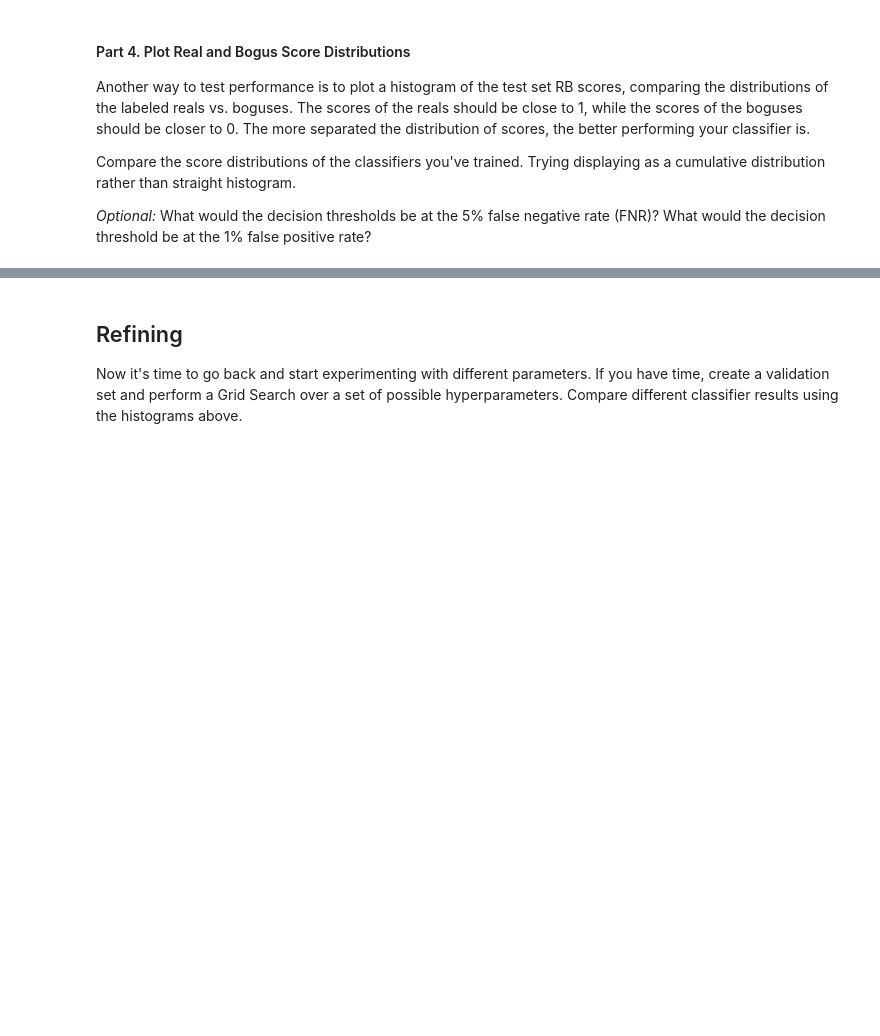
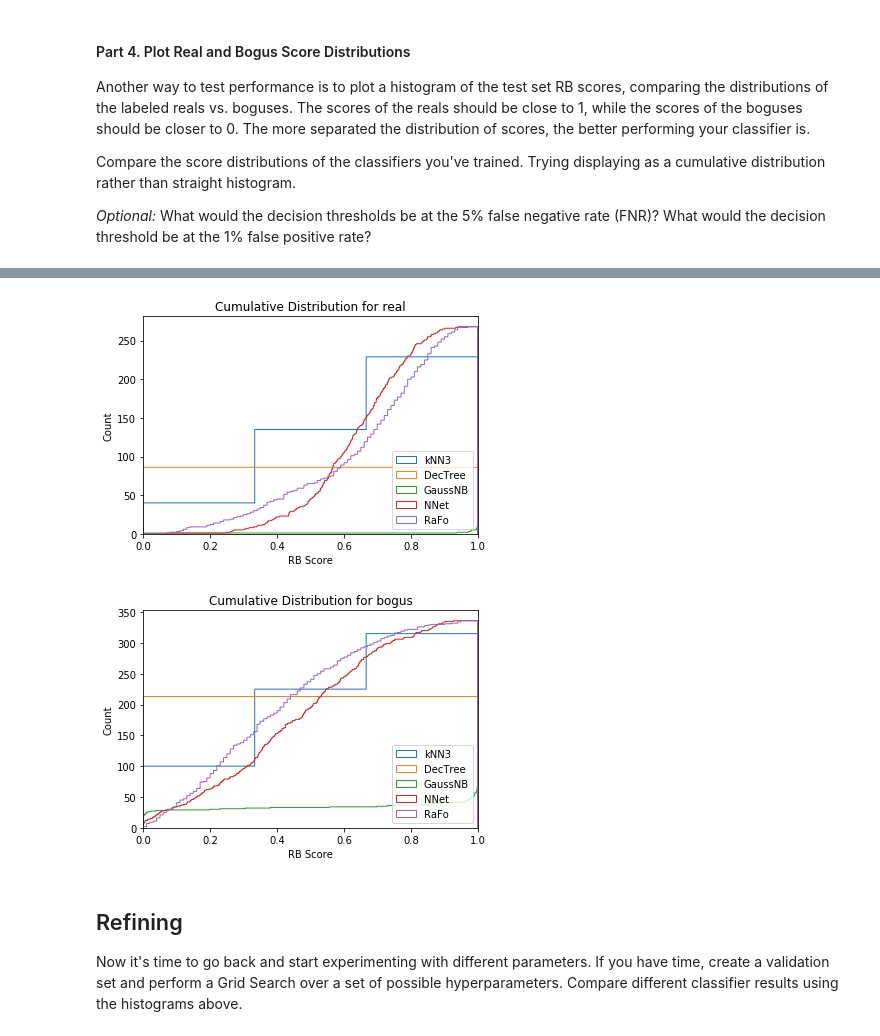
Before and after one commit to dbarrientosa/LSSTC-DSFP-Sessions, a Jupyter notebook: Session7/Day3/Building-A-Supervised-Machine-Learning-Model.ipynb, the cells around one changed output, grey strips where cells are left out. Cells and saved outputs as stored; diff of their text form; code cells hidden in the pictures; blank space fills up the shorter version.

```diff
--- a/Session7/Day3/Building-A-Supervised-Machine-Learning-Model.ipynb
+++ b/Session7/Day3/Building-A-Supervised-Machine-Learning-Model.ipynb
@@ -366,3 +405,14 @@ plt.show()
+# %%
+# Cumulative distributions real
+
+cumulative(scores_list, real, 'real', legends)
+
+# Cumulative distributions bogus
+
+cumulative(scores_list, bogus, 'bogus', legends)
+# %% [output]
+[figure, added]
+[figure, added]
 # %% [markdown]
 ## Refining
 
```
Also changed, not shown: parts of 15 cells of this notebook.
